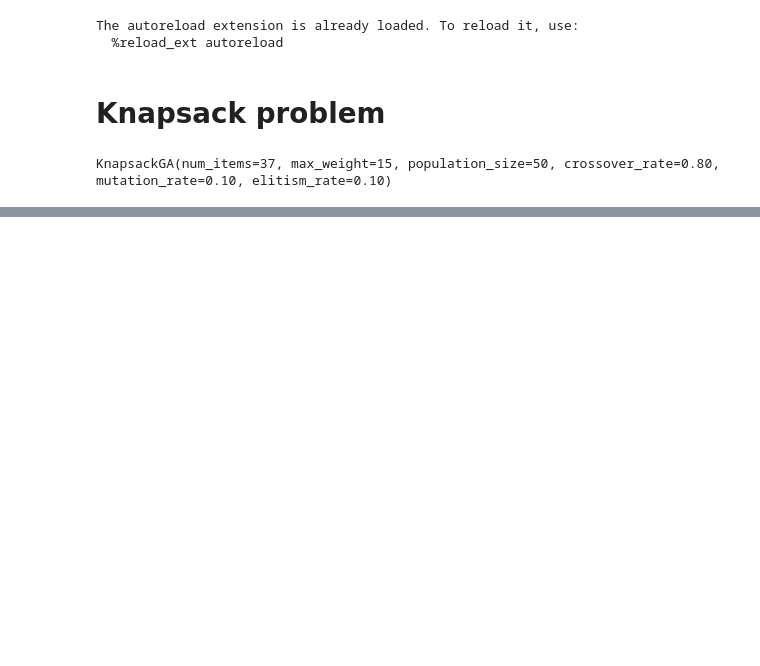
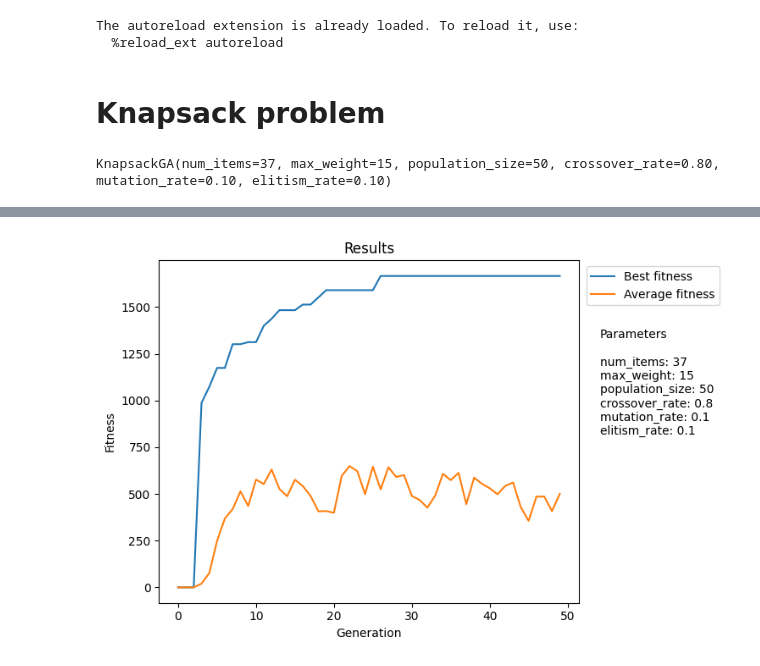
Before and after one commit to Cameron858/Knapsack-GA, a Jupyter notebook: notebooks/knapsack.ipynb, the cells around one changed output, grey strips where cells are left out. Saved outputs shown, nothing was run; the diff lists cells and outputs as text; code cells hidden in the pictures; blank space fills up the shorter version.

Commit message:
Plot figure with parameters and save as png to figures/.

```diff
--- a/notebooks/knapsack.ipynb
+++ b/notebooks/knapsack.ipynb
@@ -22,0 +58,3 @@ best_fitness=1685
+# %%
+data = pd.DataFrame(history, columns=["generation", "best_fitness", "avg_fitness"])
+data.head()
@@ -22,0 +68,14 @@ best_fitness=1685
+# %%
+fig, ax = plt.subplots(figsize=(8, 5))
+sns.lineplot(data, x="generation", y="best_fitness", ax=ax, label="Best fitness")
+sns.lineplot(data, x="generation", y="avg_fitness", ax=ax, label="Average fitness")
+
+ax.set(title="Results", xlabel="Generation", ylabel="Fitness")
+ax.legend(loc="upper right", bbox_to_anchor=(1.35, 1))
+
+params = ga.params()
+param_text = "Parameters\n\n" + "\n".join(f"{k}: {v}" for k, v in params.items())
+ax.text(1.05, 0.8, param_text, transform=ax.transAxes, fontsize=10, verticalalignment='top')
+fig.tight_layout()
+# %% [output]
+[figure, added]
```
Also changed, not shown: parts of 7 cells of this notebook.
